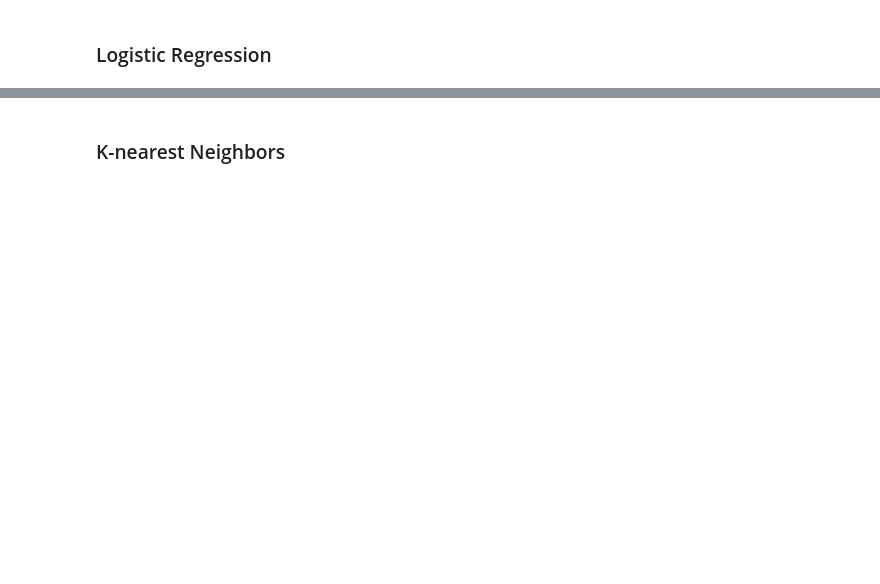
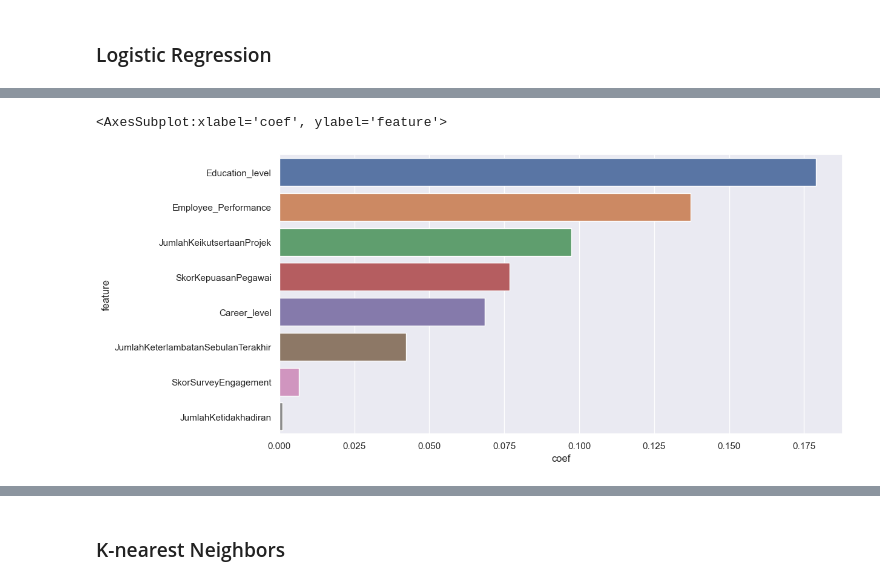
Before and after one commit to JodhiKrisantus/Improving-Employee-Retention, a Jupyter notebook: script_python.ipynb, the cells around one changed output, grey strips where cells are left out. Drawn from its saved outputs; the diff is of its cells as text; code cells hidden in the pictures; blank space fills up the shorter version.

```diff
--- a/script_python.ipynb
+++ b/script_python.ipynb
@@ -697,0 +726,11 @@ A column-vector y was passed when a 1d array was expected. Please change the sha
+# %%
+plt.figure(figsize=(12,6))
+coef = lr.coef_[0]
+feature = X_train.columns
+feature_importance = pd.DataFrame(data=abs(coef), index=feature).reset_index()
+feature_importance.columns = ['feature', 'coef']
+feature_importance.sort_values(by='coef', ascending=False,inplace=True)
+sns.barplot(y=feature_importance['feature'][:15], x=feature_importance['coef'])
+# %% [output]
+<AxesSubplot:xlabel='coef', ylabel='feature'>
+[figure, added]
```
Also changed, not shown: parts of 23 cells of this notebook.
